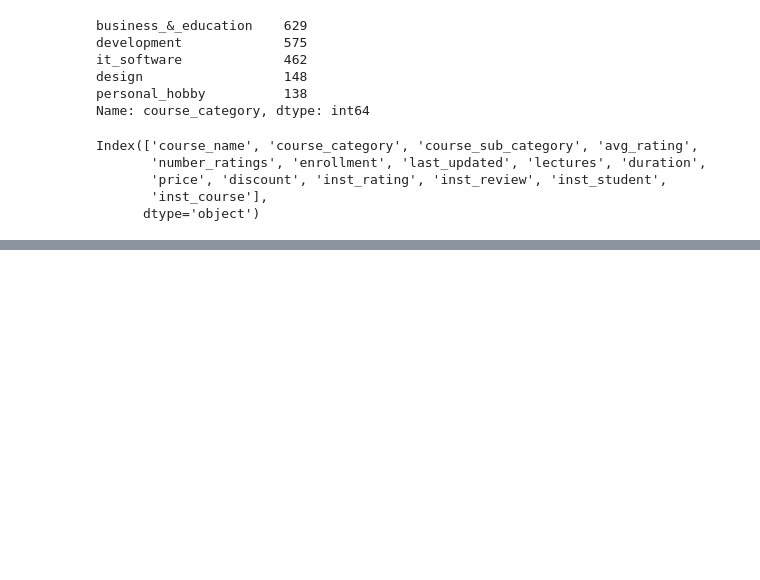
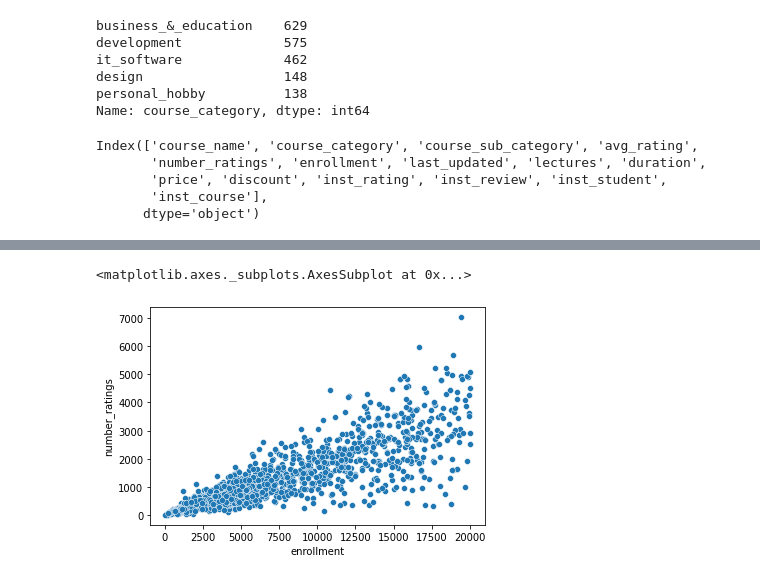
Before and after one commit to KaisenWu/FeatureEngineering_Project_CourseRecords_Pandas, a Jupyter notebook: FeatureEngineering_Project_CourseRecords_Pandas.ipynb, the cells around one changed output, grey strips where cells are left out. Saved outputs shown, nothing was run; the diff lists cells and outputs as text; code cells hidden in the pictures; blank space fills up the shorter version.

```diff
--- a/FeatureEngineering_Project_CourseRecords_Pandas.ipynb
+++ b/FeatureEngineering_Project_CourseRecords_Pandas.ipynb
@@ -26,7 +29,7 @@ import matplotlib.pyplot as plt
 %matplotlib inline
 # %%
 # Load the dataset.
-df = pd.read_csv('/content/drive/MyDrive/Colab Notebooks/Lab1 Data/course_data_uncleaned.csv')
+df = pd.read_csv('/content/drive/MyDrive/Colab Notebooks/Lab1/course_data_uncleaned.csv')
 # %%
 # Check the dataframe head.
 df.head().transpose()
@@ -316,0 +504,3 @@ df.head()
+# %%
+# Drop the data where the enrollment is greater than 10000,
+df_cleaned.drop(df[df_cleaned['enrollment']>20000].index, inplace=True)
@@ -316,0 +511,6 @@ df.head()
+# %%
+# Create pair plot with other features.
+sns.scatterplot(data=df_cleaned, x='enrollment', y='number_ratings')
+# %% [output]
+<matplotlib.axes._subplots.AxesSubplot at 0x...>
+[figure, added]
```
Also changed, not shown: parts of 28 cells of this notebook.
